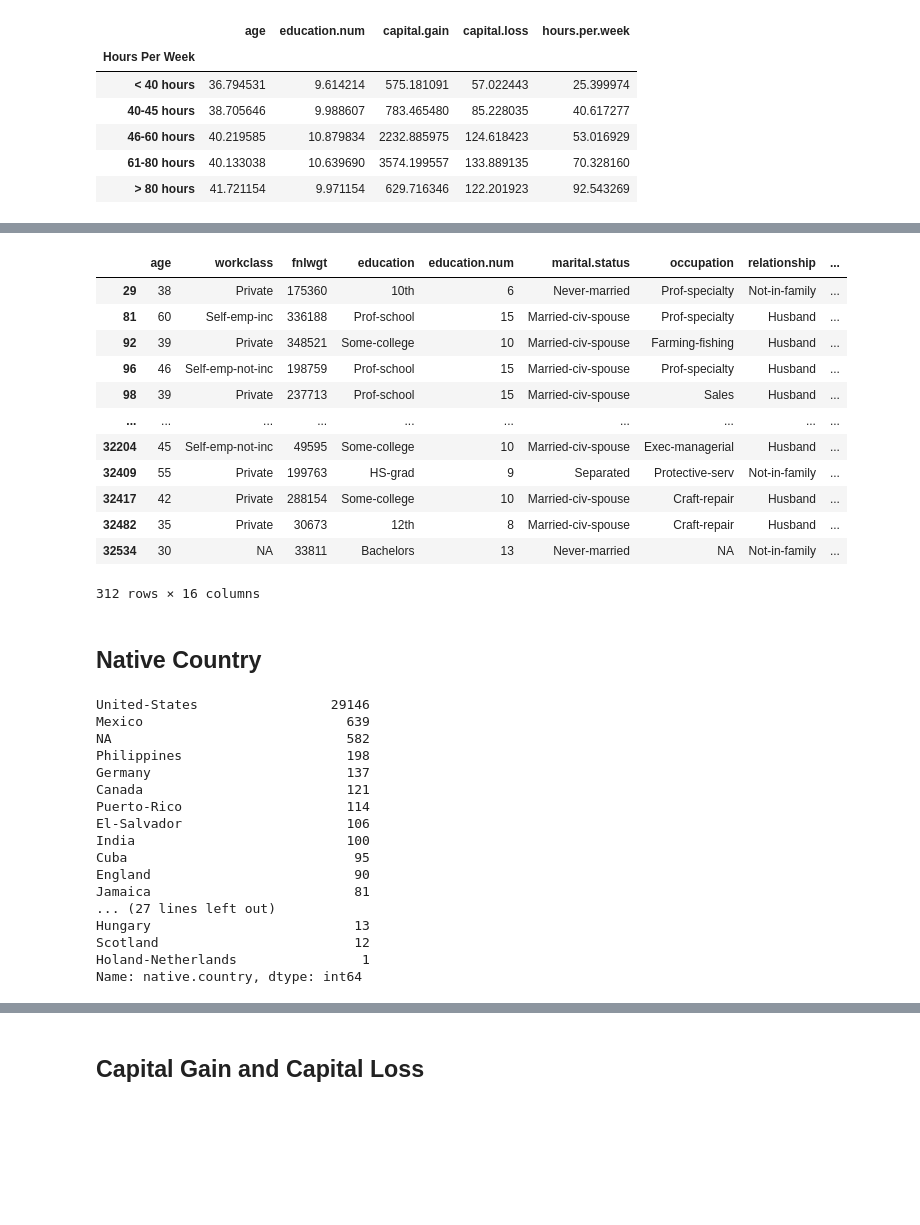
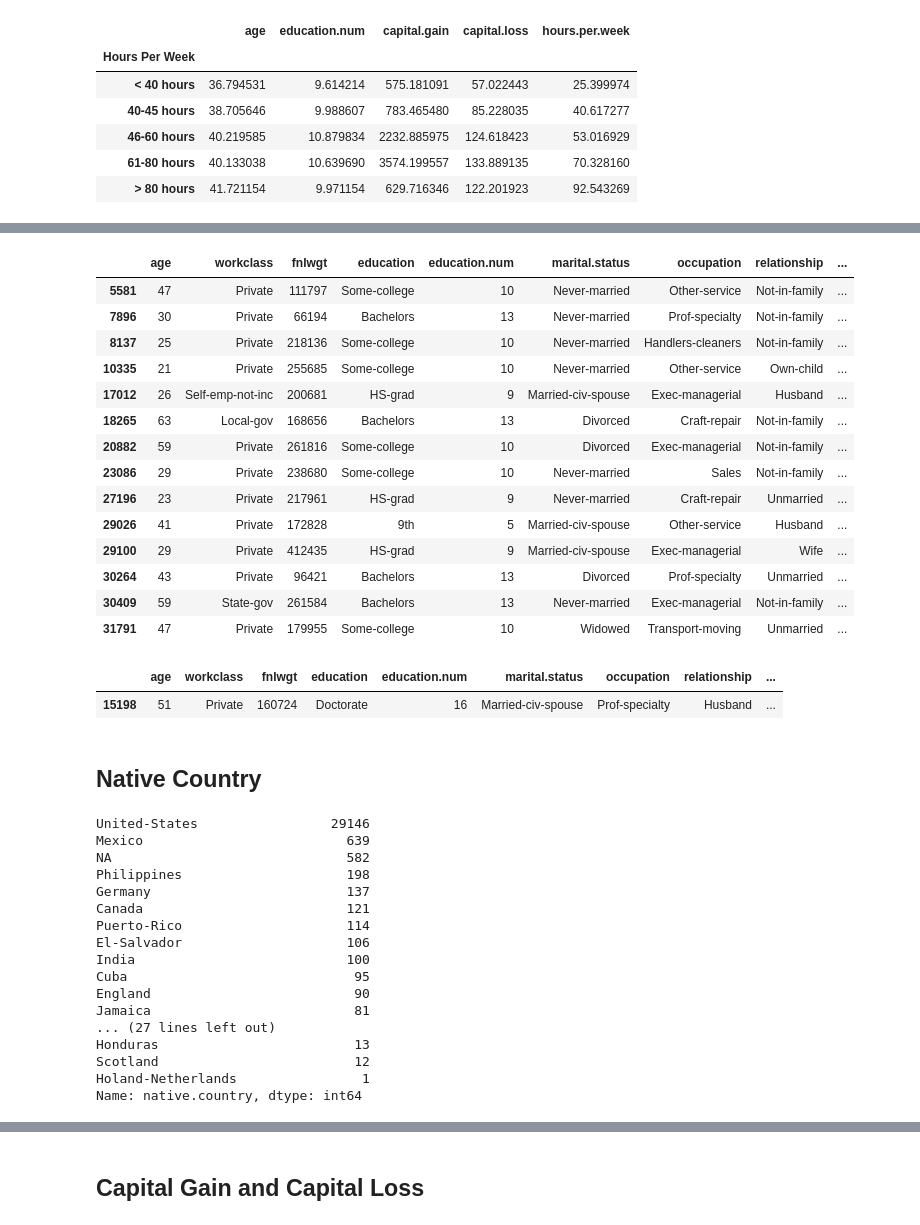
Before and after one commit to markerickson314/project-one, a Jupyter notebook: Jeanine.ipynb, the cells around one changed output, grey strips where cells are left out. Drawn from its saved outputs; the diff is of its cells as text; code cells hidden in the pictures; blank space fills up the shorter version.

Commit message:
Main notebook updated with clean and transformed data

```diff
--- a/Jeanine.ipynb
+++ b/Jeanine.ipynb
@@ -12,7 +12,7 @@ import numpy as np
 import scipy.stats as sts
 
 # Read the dataset
-input_csv = pd.read_csv("adult.csv")
+input_csv = pd.read_csv("adult.csv", delimiter=',', skipinitialspace=True)
 input_csv.shape
 # %% [output]
 (32561, 15)
@@ -252,3 +254,13 @@ The interquartile range of age is: 20.0
 The the median of age is: 37.0
 Values below -2.0 could be outliers.
 Values above 78.0 could be outliers.
+# %%
+# Create the bins in which Data will be held
+# Bins are 0, 17, 22, 33, 40, 57, 65, 78, 99
+bins = [0, 17, 22, 33, 40, 57, 65, 78, 99]
+
+# Create the names for the five bins
+group_labels = ["< 18", "18-22", "23-33", "34-40", "41-57", "58-65", "66-78", "> 78"]
+# %%
+# Place the data series into a new column inside of the DataFrame
+replaced_df["Age Category"] = pd.cut(replaced_df["age"], bins, labels=group_labels)
@@ -498,20 +590,28 @@ work_hours_group[["age", "education.num", "capital.gain", "capital.loss",
+# %%
+valid_data = replaced_df[(replaced_df["native.country"] == "Outlying-US(Guam-USVI-etc)") & (replaced_df["hours.per.week"] > 0)]
+valid_data
+# %% [output]
+|  | age | workclass | fnlwgt | education | education.num | marital.status | occupation | relationship | ... |
+| 5581 | 47 | Private | 111797 | Some-college | 10 | Never-married | Other-service | Not-in-family | ... |
+| 7896 | 30 | Private | 66194 | Bachelors | 13 | Never-married | Prof-specialty | Not-in-family | ... |
+| 8137 | 25 | Private | 218136 | Some-college | 10 | Never-married | Handlers-cleaners | Not-in-family | ... |
+| 10335 | 21 | Private | 255685 | Some-college | 10 | Never-married | Other-service | Own-child | ... |
+| 17012 | 26 | Self-emp-not-inc | 200681 | HS-grad | 9 | Married-civ-spouse | Exec-managerial | Husband | ... |
+| 18265 | 63 | Local-gov | 168656 | Bachelors | 13 | Divorced | Craft-repair | Not-in-family | ... |
+| 20882 | 59 | Private | 261816 | Some-college | 10 | Divorced | Exec-managerial | Not-in-family | ... |
+| 23086 | 29 | Private | 238680 | Some-college | 10 | Never-married | Sales | Not-in-family | ... |
+| 27196 | 23 | Private | 217961 | HS-grad | 9 | Never-married | Craft-repair | Unmarried | ... |
+| 29026 | 41 | Private | 172828 | 9th | 5 | Married-civ-spouse | Other-service | Husband | ... |
+| 29100 | 29 | Private | 412435 | HS-grad | 9 | Married-civ-spouse | Exec-managerial | Wife | ... |
+| 30264 | 43 | Private | 96421 | Bachelors | 13 | Divorced | Prof-specialty | Unmarried | ... |
+| 30409 | 59 | State-gov | 261584 | Bachelors | 13 | Never-married | Exec-managerial | Not-in-family | ... |
+| 31791 | 47 | Private | 179955 | Some-college | 10 | Widowed | Transport-moving | Unmarried | ... |
 # %%
-us_data = replaced_df[(replaced_df["native.country"] == "United-States") & (replaced_df["hours.per.week"] > 79)]
-us_data
+valid_data = replaced_df[(replaced_df["native.country"] == "South") & (replaced_df["hours.per.week"] > 79)]
+valid_data
 # %% [output]
 |  | age | workclass | fnlwgt | education | education.num | marital.status | occupation | relationship | ... |
-| 29 | 38 | Private | 175360 | 10th | 6 | Never-married | Prof-specialty | Not-in-family | ... |
-| 81 | 60 | Self-emp-inc | 336188 | Prof-school | 15 | Married-civ-spouse | Prof-specialty | Husband | ... |
-| 92 | 39 | Private | 348521 | Some-college | 10 | Married-civ-spouse | Farming-fishing | Husband | ... |
-| 96 | 46 | Self-emp-not-inc | 198759 | Prof-school | 15 | Married-civ-spouse | Prof-specialty | Husband | ... |
-| 98 | 39 | Private | 237713 | Prof-school | 15 | Married-civ-spouse | Sales | Husband | ... |
-| ... | ... | ... | ... | ... | ... | ... | ... | ... | ... |
-| 32204 | 45 | Self-emp-not-inc | 49595 | Some-college | 10 | Married-civ-spouse | Exec-managerial | Husband | ... |
-| 32409 | 55 | Private | 199763 | HS-grad | 9 | Separated | Protective-serv | Not-in-family | ... |
-| 32417 | 42 | Private | 288154 | Some-college | 10 | Married-civ-spouse | Craft-repair | Husband | ... |
-| 32482 | 35 | Private | 30673 | 12th | 8 | Married-civ-spouse | Craft-repair | Husband | ... |
-| 32534 | 30 | NA | 33811 | Bachelors | 13 | Never-married | NA | Not-in-family | ... |
+| 15198 | 51 | Private | 160724 | Doctorate | 16 | Married-civ-spouse | Prof-specialty | Husband | ... |
-312 rows × 16 columns
 # %% [markdown]
 ## Native Country
 # %%
@@ -531,7 +631,7 @@ Cuba                             95
 England                          90
 Jamaica                          81
 ... (27 lines left out)
-Hungary                          13
+Honduras                         13
 Scotland                         12
 Holand-Netherlands                1
 Name: native.country, dtype: int64
```
Also changed, not shown: parts of 19 cells of this notebook, 1 other file.
